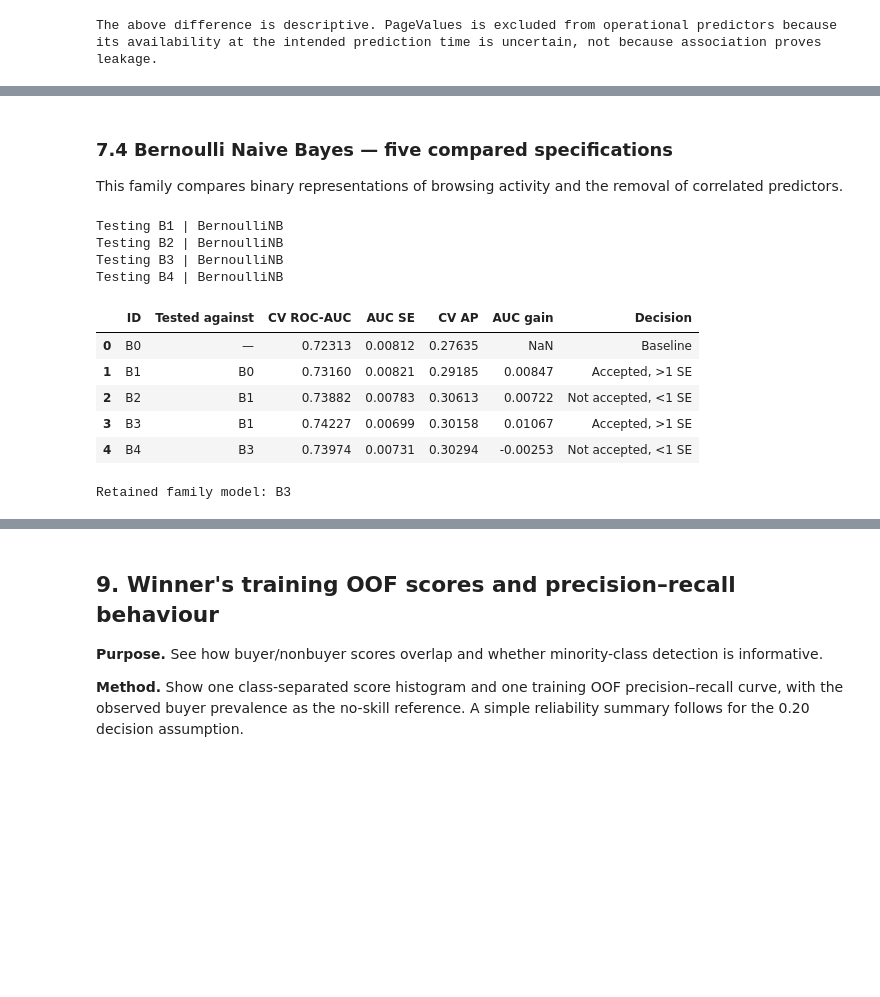
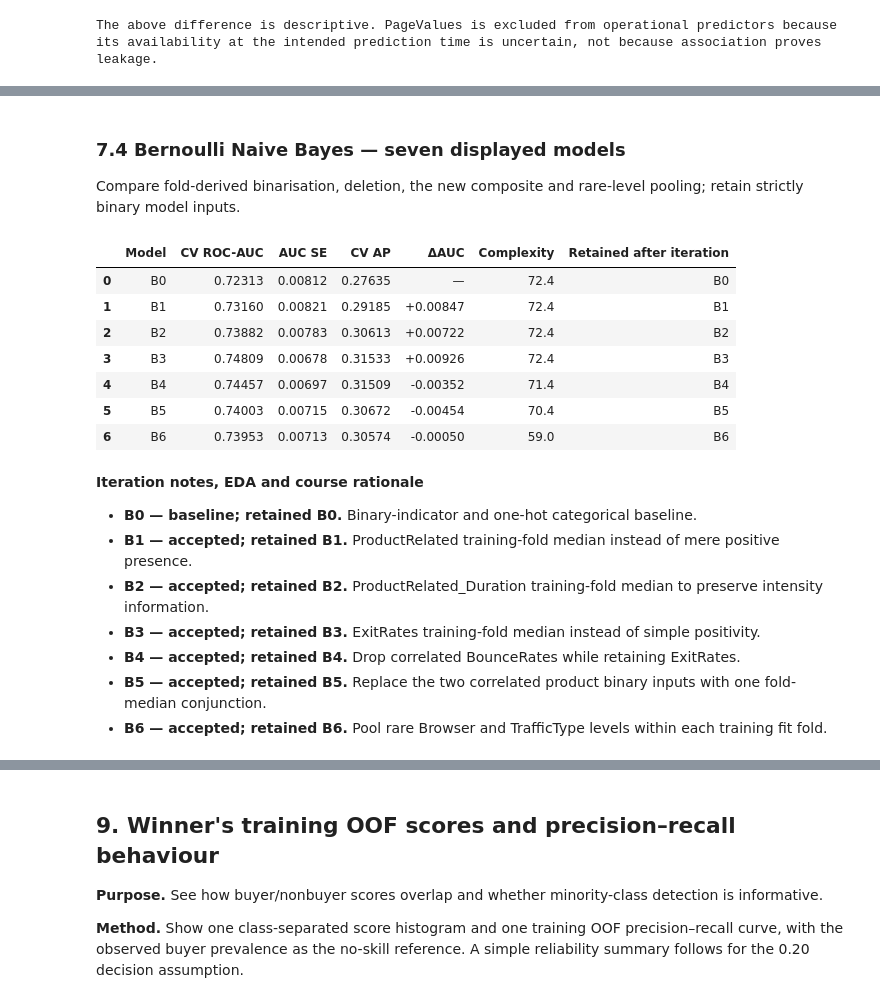
Before and after one commit to chloeng1904-svg/Statistical-Learning, a Jupyter notebook: online_shoppers_analysis.ipynb, the cells around one changed output, grey strips where cells are left out. Drawn from its saved outputs; the diff is of its cells as text; code cells hidden in the pictures; blank space fills up the shorter version.

Commit message:
analysis: replace group notebook with cleaned verified 28-model analysis

```diff
--- a/online_shoppers_analysis.ipynb
+++ b/online_shoppers_analysis.ipynb
@@ -871,15 +1031,32 @@ The above difference is descriptive. PageValues is excluded from operational pre
 # %%
-for f in [*FAMILY_ORDER,*TREE_FAMILIES]:
-    label=f'Operational16 | {f}'
+# Operational 16-predictor baselines
+for family in ['Logit','GaussianNB','BernoulliNB','LDA',*TREE_FAMILIES]:
+    label=f'Operational16 | {family}'
     print('Fitting',label,flush=True)
-    RESULTS[label]=run_spec(label,f,SAFE,
-        pipeline_factory=(lambda fam=f:tree_pipeline(fam,0.,SAFE)) if f in TREE_FAMILIES else None)
-OP16=pd.DataFrame([{'candidate':f'Operational16 | {f}',
-    'mean ROC-AUC':RESULTS[f'Operational16 | {f}']['mean_fold_auc'],
-    'AUC SD':RESULTS[f'Operational16 | {f}']['fold_auc_sd'],
-    'mean AP':RESULTS[f'Operational16 | {f}']['mean_fold_ap']}
-    for f in [*FAMILY_ORDER,*TREE_FAMILIES]]).set_index('candidate')
-display(OP16.round(4))
+    RESULTS[label]=run_spec(label,family,SAFE,
+        pipeline_factory=(lambda f=family:tree_pipeline(f,0.,SAFE)) if family in TREE_FAMILIES else None)
+    FOLD_ROWS.extend(RESULTS[label]['folds']); WARNING_ROWS.extend(RESULTS[label]['warnings'])
+OP16=pd.DataFrame([{'candidate':r['candidate'],'scoring status':r['status'],'numerical status':compact_numerical_label(r),'mean ROC-AUC':r.get('mean_fold_auc',np.nan),
+ 'AUC SD':r.get('fold_auc_sd',np.nan),'AUC SE':r.get('fold_auc_se',np.nan),'mean AP':r.get('mean_fold_ap',np.nan),
+ 'pooled OOF AUC':r.get('pooled_oof_auc',np.nan),'warnings':len(r['warnings']),'failure':r['failure']} for r in RESULTS.values() if r['stage']=='operational16']).set_index('candidate')
+display(OP16[['mean ROC-AUC','AUC SD','mean AP']].round(4))
+op16_fold_diag=pd.DataFrame([x for r in RESULTS.values() if r['stage']=='operational16' for x in r['folds']])
+op16_audit=op16_fold_diag.groupby('candidate').agg(rank_min=('design_rank','min'),rank_max=('design_rank','max'),
+    encoded_columns_min=('design_columns','min'),encoded_columns_max=('design_columns','max'),
+    all_parameters_finite=('finite_model_parameters','all'),all_probabilities_in_range=('probabilities_in_0_1','all'))
+# Direct same-fold AUC changes quantify the effect of omitting PageValues in each family.
+comparison=[]
+for family in ['Logit','GaussianNB','BernoulliNB','LDA',*TREE_FAMILIES]:
+    a=RESULTS[f'All17 | {family}']; b=RESULTS[f'Operational16 | {family}']
+    if a['status']=='SCORED' and b['status']=='SCORED':
+        for x,y in zip(a['folds'],b['folds']): comparison.append({'family':family,'fold':x['fold'],'AUC all17':x['roc_auc'],'AUC op16':y['roc_auc'],'op16 minus all17':y['roc_auc']-x['roc_auc']})
+PAGE_COMPARE=pd.DataFrame(comparison)
+PAGE_SUMMARY=PAGE_COMPARE.groupby('family')['op16 minus all17'].agg(['mean','std']).rename(columns={'mean':'mean AUC delta','std':'fold SD'}).round(4)
+display(PAGE_SUMMARY[['mean AUC delta']])
+
+print(f'Interpretation: operational Logit starts at CV mean AUC {OP16.loc["Operational16 | Logit","mean ROC-AUC"]:.4f}, versus {ALL17.loc["All17 | Logit","mean ROC-AUC"]:.4f} with PageValues. Exclusion is a timing precaution, not proof of leakage.')
+
+assert len(OP16)==6 and PAGE_COMPARE.family.nunique()==6
 ALL17_VS_16=pd.DataFrame([{'family':f,
     'all17_mean_auc':RESULTS[f'All17 | {f}']['mean_fold_auc'],
     'operational16_mean_auc':RESULTS[f'Operational16 | {f}']['mean_fold_auc'],
@@ -887,6 +1064,6 @@ ALL17_VS_16=pd.DataFrame([{'family':f,
     'operational16_mean_ap':RESULTS[f'Operational16 | {f}']['mean_fold_ap']}
     for f in [*FAMILY_ORDER,*TREE_FAMILIES]])
 display(ALL17_VS_16.round(5))
-print('Excluding PageValues is a decision-time precaution, not evidence of confirmed leakage.')
+print('Gini and Entropy all-17 diagnostic scores do not enter pruning or winner selection.')
 # %% [output]
 Fitting Operational16 | Logit
@@ -1075,18 +1561,28 @@ Retained family model: G5
 # %% [markdown]
-### 7.4 Bernoulli Naive Bayes — five compared specifications
+### 7.4 Bernoulli Naive Bayes — seven displayed models
 
-This family compares binary representations of browsing activity and the removal of correlated predictors.
+Compare fold-derived binarisation, deletion, the new composite and rare-level pooling; retain strictly binary model inputs.
 # %%
-run_family('BernoulliNB')
+# Execute canonical history; show only its curated, consecutive-ID view.
+import contextlib, io
+with contextlib.redirect_stdout(io.StringIO()):
+    run_classifier_family('BernoulliNB')
+display_family('BernoulliNB')
 # %% [output]
-Testing B1 | BernoulliNB
-Testing B2 | BernoulliNB
-Testing B3 | BernoulliNB
-Testing B4 | BernoulliNB
-|  | ID | Tested against | CV ROC-AUC | AUC SE | CV AP | AUC gain | Decision |
-| 0 | B0 | — | 0.72313 | 0.00812 | 0.27635 | NaN | Baseline |
-| 1 | B1 | B0 | 0.73160 | 0.00821 | 0.29185 | 0.00847 | Accepted, >1 SE |
-| 2 | B2 | B1 | 0.73882 | 0.00783 | 0.30613 | 0.00722 | Not accepted, <1 SE |
-| 3 | B3 | B1 | 0.74227 | 0.00699 | 0.30158 | 0.01067 | Accepted, >1 SE |
-| 4 | B4 | B3 | 0.73974 | 0.00731 | 0.30294 | -0.00253 | Not accepted, <1 SE |
+|  | Model | CV ROC-AUC | AUC SE | CV AP | ΔAUC | Complexity | Retained after iteration |
+| 0 | B0 | 0.72313 | 0.00812 | 0.27635 | — | 72.4 | B0 |
+| 1 | B1 | 0.73160 | 0.00821 | 0.29185 | +0.00847 | 72.4 | B1 |
+| 2 | B2 | 0.73882 | 0.00783 | 0.30613 | +0.00722 | 72.4 | B2 |
+| 3 | B3 | 0.74809 | 0.00678 | 0.31533 | +0.00926 | 72.4 | B3 |
+| 4 | B4 | 0.74457 | 0.00697 | 0.31509 | -0.00352 | 71.4 | B4 |
+| 5 | B5 | 0.74003 | 0.00715 | 0.30672 | -0.00454 | 70.4 | B5 |
+| 6 | B6 | 0.73953 | 0.00713 | 0.30574 | -0.00050 | 59.0 | B6 |
-Retained family model: B3
+**Iteration notes, EDA and course rationale**
+
+- **B0 — baseline; retained B0.** Binary-indicator and one-hot categorical baseline.
+- **B1 — accepted; retained B1.** ProductRelated training-fold median instead of mere positive presence.
+- **B2 — accepted; retained B2.** ProductRelated_Duration training-fold median to preserve intensity information.
+- **B3 — accepted; retained B3.** ExitRates training-fold median instead of simple positivity.
+- **B4 — accepted; retained B4.** Drop correlated BounceRates while retaining ExitRates.
+- **B5 — accepted; retained B5.** Replace the two correlated product binary inputs with one fold-median conjunction.
+- **B6 — accepted; retained B6.** Pool rare Browser and TrafficType levels within each training fit fold.
```
Also changed, not shown: parts of 48 cells of this notebook.
